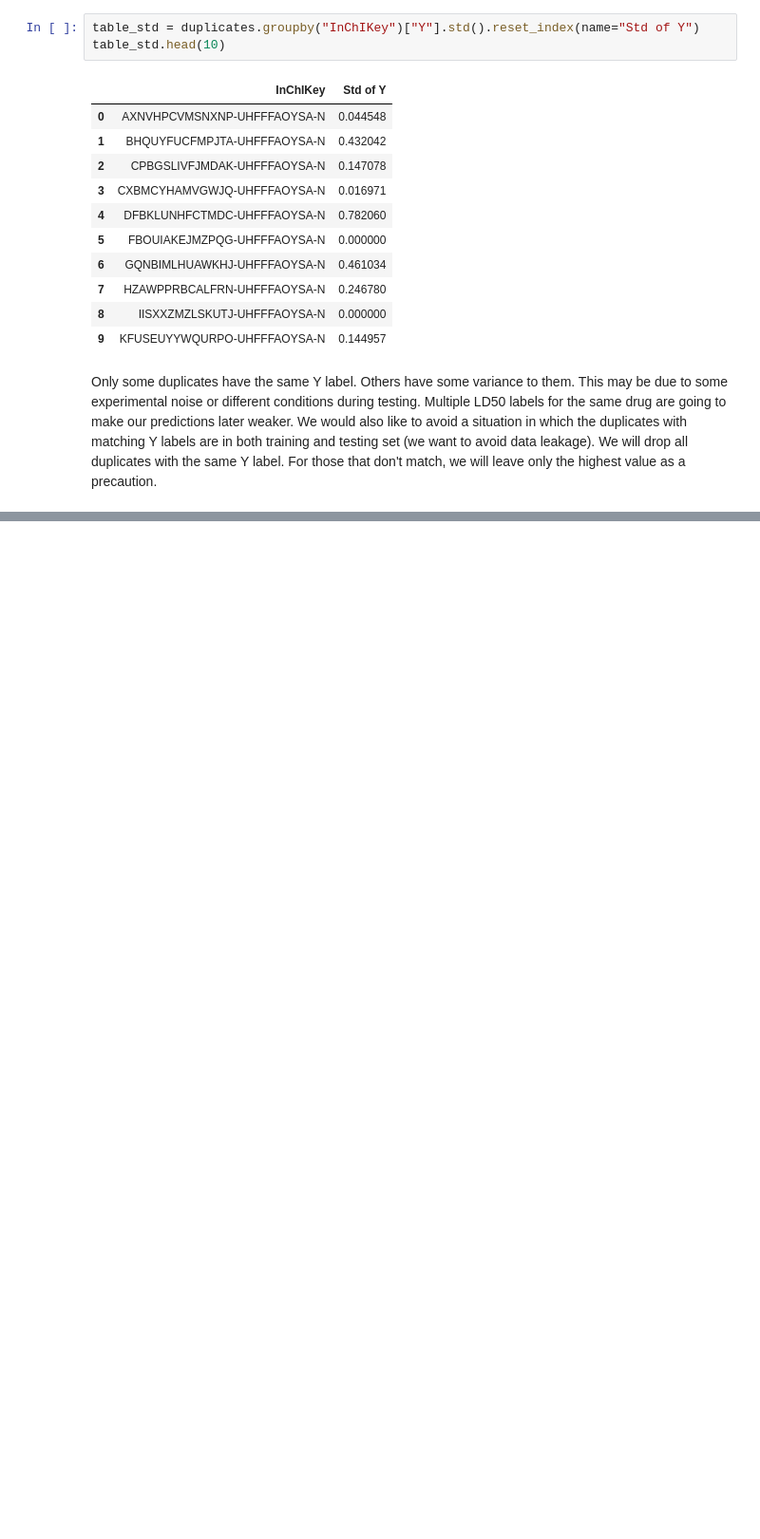
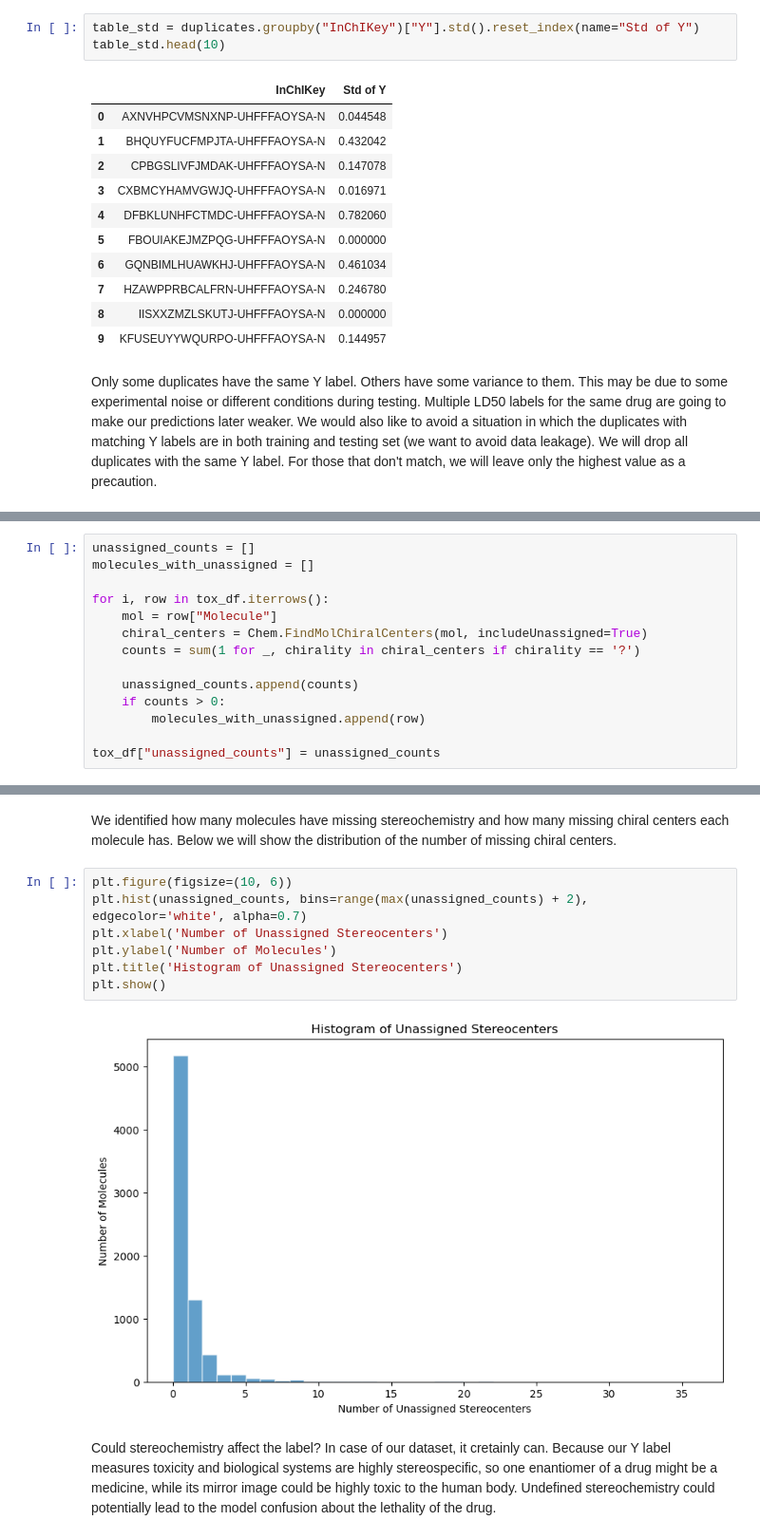
Before and after one commit to admtr/bioinf_25_26_project2, a Jupyter notebook: prediction_of_molecule_properties.ipynb, the cells around one changed output, grey strips where cells are left out. Shown at 95% size. Drawn from its saved outputs; the diff is of its cells as text; blank space fills up the shorter version.

```diff
--- a/prediction_of_molecule_properties.ipynb
+++ b/prediction_of_molecule_properties.ipynb
@@ -166,0 +169,14 @@ tox_df.head(5)
+# %%
+unassigned_counts = []
+molecules_with_unassigned = []
+
+for i, row in tox_df.iterrows():
+    mol = row["Molecule"]
+    chiral_centers = Chem.FindMolChiralCenters(mol, includeUnassigned=True)
+    counts = sum(1 for _, chirality in chiral_centers if chirality == '?')
+
+    unassigned_counts.append(counts)
+    if counts > 0:
+        molecules_with_unassigned.append(row)
+
+tox_df["unassigned_counts"] = unassigned_counts
@@ -166,0 +197,13 @@ tox_df.head(5)
+# %% [markdown]
+We identified how many molecules have missing stereochemistry and how many missing chiral centers each molecule has. Below we will show the distribution of the number of missing chiral centers.
+# %%
+plt.figure(figsize=(10, 6))
+plt.hist(unassigned_counts, bins=range(max(unassigned_counts) + 2), edgecolor='white', alpha=0.7)
+plt.xlabel('Number of Unassigned Stereocenters')
+plt.ylabel('Number of Molecules')
+plt.title('Histogram of Unassigned Stereocenters')
+plt.show()
+# %% [output]
+[figure, added]
+# %% [markdown]
+Could stereochemistry affect the label? In case of our dataset, it cretainly can. Because our Y label measures toxicity and biological systems are highly stereospecific, so one enantiomer of a drug might be a medicine, while its mirror image could be highly toxic to the human body. Undefined stereochemistry could potentially lead to the model confusion about the lethality of the drug.
```
Also changed, not shown: parts of 6 cells of this notebook.
